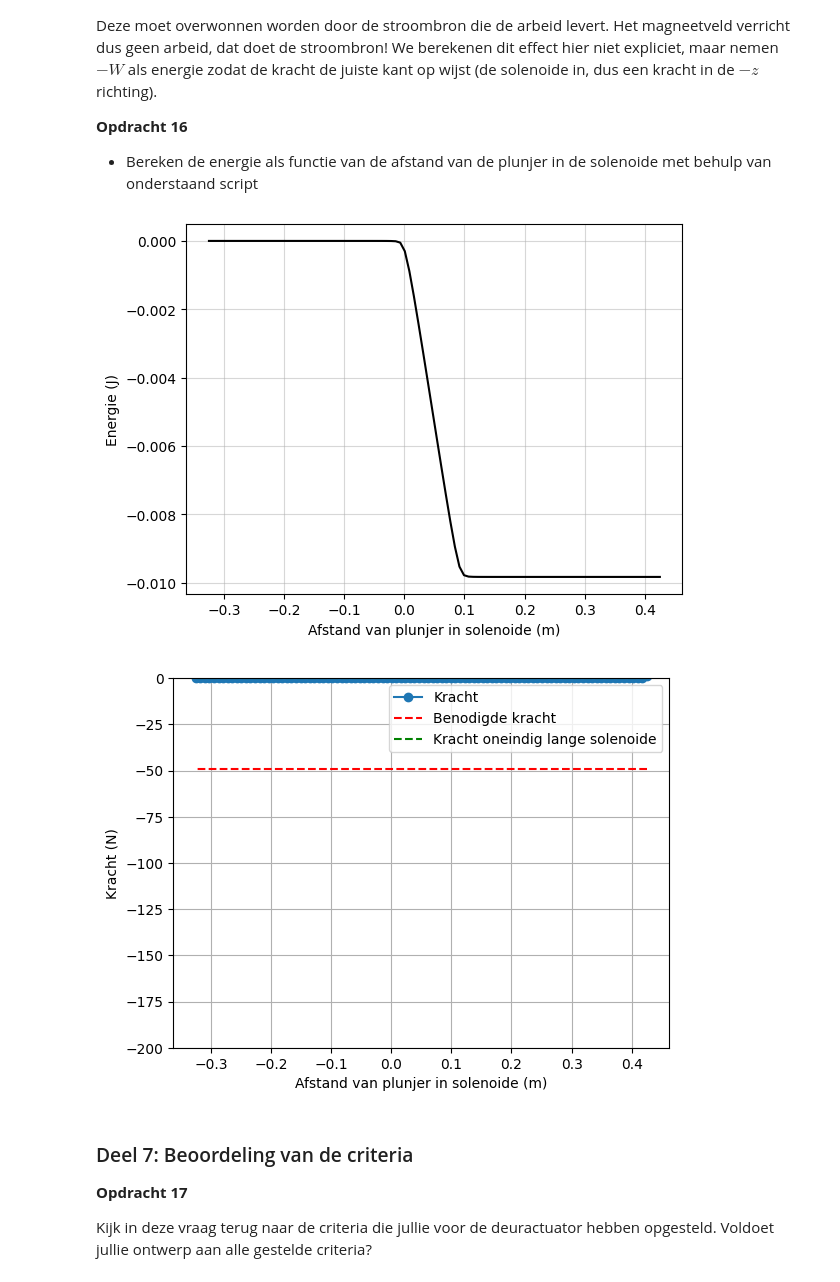
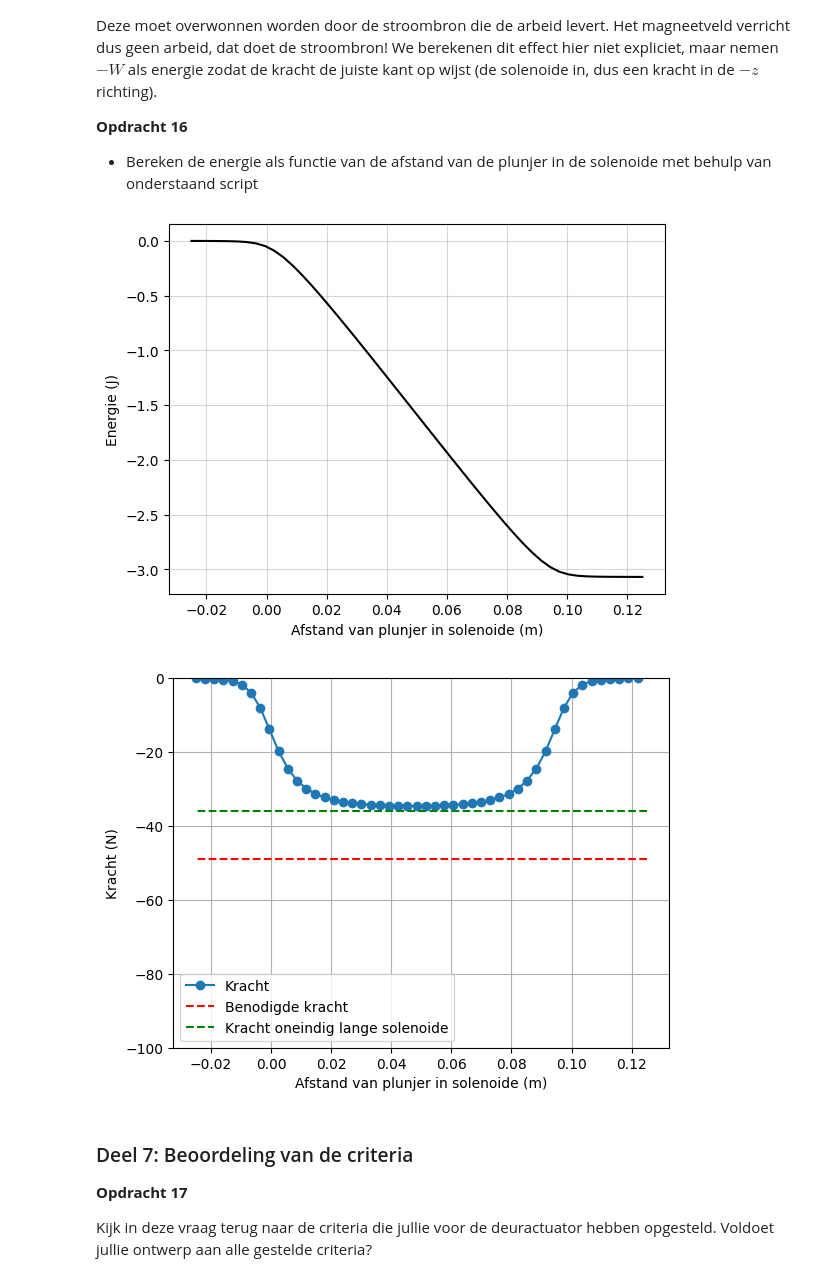
Before and after one commit to meesvanzeeland-ops/opdrachten-DEF-D, a Jupyter notebook: DigitaleOntwerpopdrachten/2KrachtactuatorOpdracht/Archive/KrachtactuatorOpdracht.ipynb, the cells around one changed output. Cells and saved outputs as stored; diff of their text form; code cells hidden in the pictures.

```diff
--- a/DigitaleOntwerpopdrachten/2KrachtactuatorOpdracht/Archive/KrachtactuatorOpdracht.ipynb
+++ b/DigitaleOntwerpopdrachten/2KrachtactuatorOpdracht/Archive/KrachtactuatorOpdracht.ipynb
@@ -449,20 +486,20 @@ Omdat onze solenoide niet oneindig lang is zal het veld in de solenoide niet uni
 
 Bereken de $z$-component van het $\mathbf{H}$-veld op de as van de solenoide over het interval $z \in [0, 1.5L_s]$ in 25 stappen. Je moet nu dus op elk veld-punt met behulp Biot-Savart de bijdragen van alle stroomelementen integreren. Maak een grafiek van de $z$-component van het $\mathbf{H}$-veld tegen $z$.
 # %%
-n_ax=100 #Verlagen als simulatie te lang duurt
-z_ax=np.linspace(-1.5*L_sol/2, 1.5*L_sol/2, n_ax)
-H_ax=np.zeros((n_ax,1))
-
 I = 6 # A
-l_draad = 1 # m
+l_draad = 2.5 # m
 r_sol = 0.01 # m
 L_sol = 0.1 # m
 N = 20000
 
-aantal_omwent = l_draad / (2 * np.pi * r_sol)
-analytical_ans = aantal_omwent / L_sol * I
+n_ax=50 #Verlagen als simulatie te lang duurt
+z_ax=np.linspace(-1.5*L_sol/2, 1.5*L_sol/2, n_ax)
+H_ax=np.zeros((n_ax,1))
 
-x, y, z = parametrisatie(N, r_sol, aantal_omwent, L_sol) #Opnieuw parameterizatie uitvoeren met nieuwe parameters
+aantal_omwentelingen = l_draad / (2 * np.pi * r_sol)
+analytical_ans = aantal_omwentelingen / L_sol * I
+print(aantal_omwentelingen)
+x, y, z = parametrisatie(N, r_sol, aantal_omwentelingen, L_sol) #Opnieuw parameterizatie uitvoeren met nieuwe parameters
 
 for i_field in range(n_ax):
     #print(f"\rIfield =  {i_field}", end="") # Print welk element van het veld nu berekend wordt.
@@ -483,7 +520,7 @@ for i_field in range(n_ax):
 H_veld_ideaal=analytical_ans*np.ones(n_ax)*(1.0*(np.abs(z_ax) < L_sol/2))
 
 # dit is nog een aardige analytische uitdrukking die je kan uitrekenen voor de z-component op de as van een solenoide met eindige lengte
-H_veld_analytisch=(aantal_omwent*I/L_sol/2)*((L_sol/2-z_ax)/np.sqrt((z_ax- L_sol/2)**2 + r_sol**2)+(L_sol/2+z_ax)/np.sqrt((z_ax+ L_sol/2)**2 + r_sol**2))
+H_veld_analytisch=(aantal_omwentelingen*I/L_sol/2)*((L_sol/2-z_ax)/np.sqrt((z_ax- L_sol/2)**2 + r_sol**2)+(L_sol/2+z_ax)/np.sqrt((z_ax+ L_sol/2)**2 + r_sol**2))
 
 plt.figure(figsize=[12,6])
 #plt.subplot(131)
@@ -512,7 +550,7 @@ Zoals je uit je berekening voor het $\mathbf{H}$ kan zien is de energie van de p
 * Bereken de energie als functie van de afstand van de plunjer in de solenoide met behulp van onderstaand script
 # %%
 mu_0 = 4*np.pi*1e-7
-mu_r = 1000
+mu_r = 50000 # gegeven waarde
 r_s = 0.008 # plunjerstraal van 0.8cm in een solenoide van 1cm
 L_s = L_sol # lengte van de solenoide, deze is gelijk aan de lengte van de plunjer
 
@@ -524,22 +562,22 @@ plt.ylabel('Energie (J)')
 plt.grid(alpha=0.5)
 plt.show()
 # %% [output]
-[figure, old version]
+[figure, new version]
 # %%
 force_analytical = -mu_0*mu_r*np.pi*r_s**2*aantal_omwent**2*I**2/2/L_s**2
 force_numerical = np.diff(Wz, n=1, append=[0])/(z_ax[1] - z_ax[0])
 
 plt.plot(L_s/2 - z_ax, np.flipud(force_numerical), '-o', label='Kracht')
 plt.plot(L_s/2 - z_ax, (-5*9.8)*np.ones(n_ax), '--r', label='Benodigde kracht')
 plt.plot(L_s/2 - z_ax, force_analytical*np.ones(n_ax), '--g', label='Kracht oneindig lange solenoide')
 plt.xlabel('Afstand van plunjer in solenoide (m)')
 plt.ylabel('Kracht (N)')
 plt.grid()
 plt.legend()
-plt.ylim([-200, 0])
+plt.ylim([-100, 0])
 plt.show()
 # %% [output]
-[figure, old version]
+[figure, new version]
 # %% [markdown]
 ### Deel 7: Beoordeling van de criteria
 **Opdracht 17**
```
Also changed, not shown: parts of 4 cells of this notebook.
